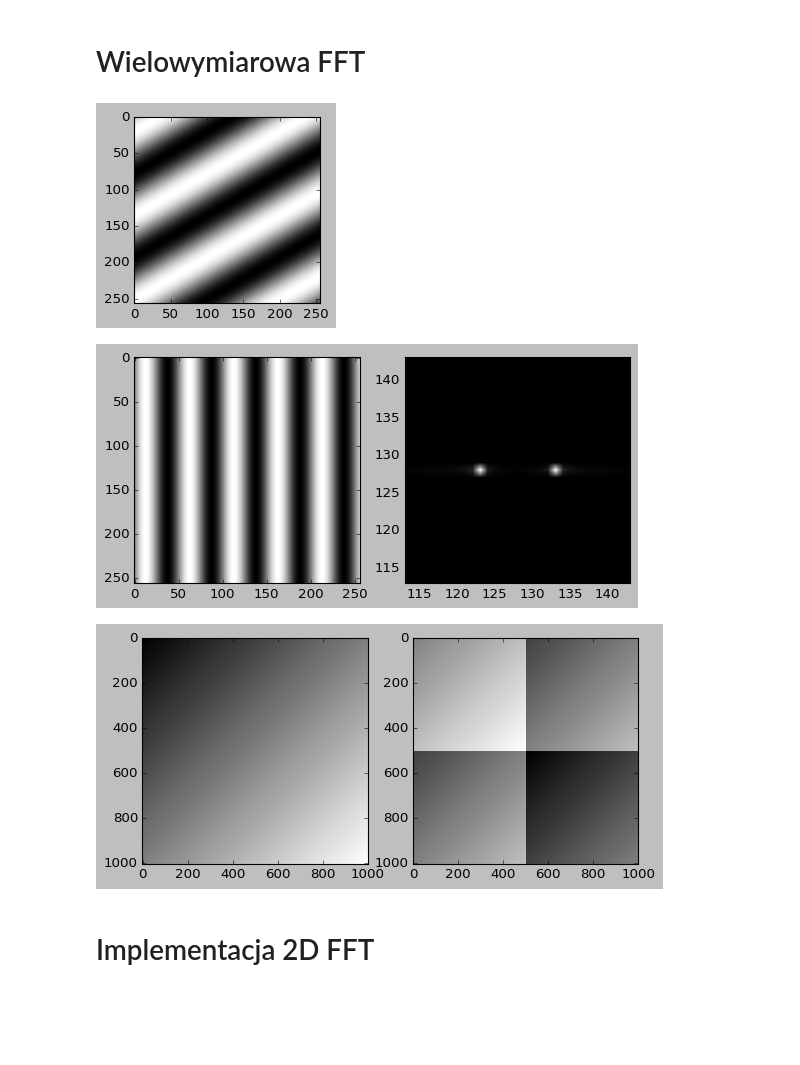
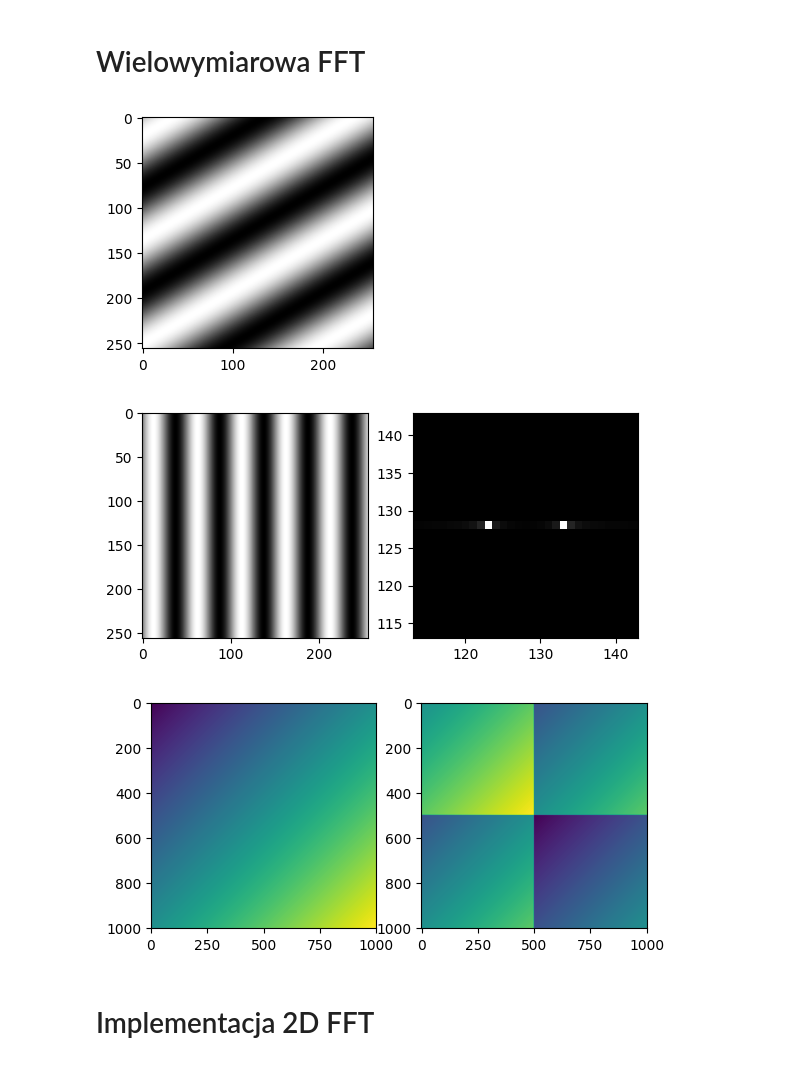
Before and after one commit to 5arcoramphu5/FastFourierTransform, a Jupyter notebook: eksperymenty.ipynb, the cells around one changed output. Saved outputs shown, nothing was run; the diff lists cells and outputs as text; code cells hidden in the pictures; blank space fills up the shorter version.

```diff
--- a/eksperymenty.ipynb
+++ b/eksperymenty.ipynb
@@ -7,6 +8,6 @@ import time
 # %%
 # plt.style.use('Solarize_Light2')
-plt.style.use('classic')
+plt.style.use('default')
 # %%
 def samples(f, samplingRate):
     x = np.linspace(0, 2*np.pi, samplingRate)
@@ -149,7 +150,7 @@ plt.set_cmap("gray")
 plt.imshow(a)
 plt.show()
 # %% [output]
-[figure, old version]
+[figure, new version]
 # %%
 canvasSize = 256
 a = grating(canvasSize, 50, 0, 0, 1)
@@ -170,25 +171,25 @@ plt.xlim([canvasSize/2 - offset, canvasSize/2 + offset])
 plt.ylim([canvasSize/2 - offset, canvasSize/2 + offset])
 plt.show()
 # %% [output]
-[figure, old version]
+[figure, new version]
 # %%
 # sprawdzenie FFT shift
 
 x = np.arange(-500, 501, 1)
 X, Y = np.meshgrid(x, x)
 gradient = Y+X
 
-plt.set_cmap("gray")
+plt.set_cmap("viridis")
 
 plt.subplot(121)
 plt.imshow(gradient)
 
 plt.subplot(122)
 plt.imshow(np.fft.fftshift(gradient))
 
 plt.show()
 # %% [output]
-[figure, old version]
+[figure, new version]
 # %% [markdown]
 # Implementacja 2D FFT
 # %%
```
Also changed, not shown: parts of 14 cells of this notebook.
